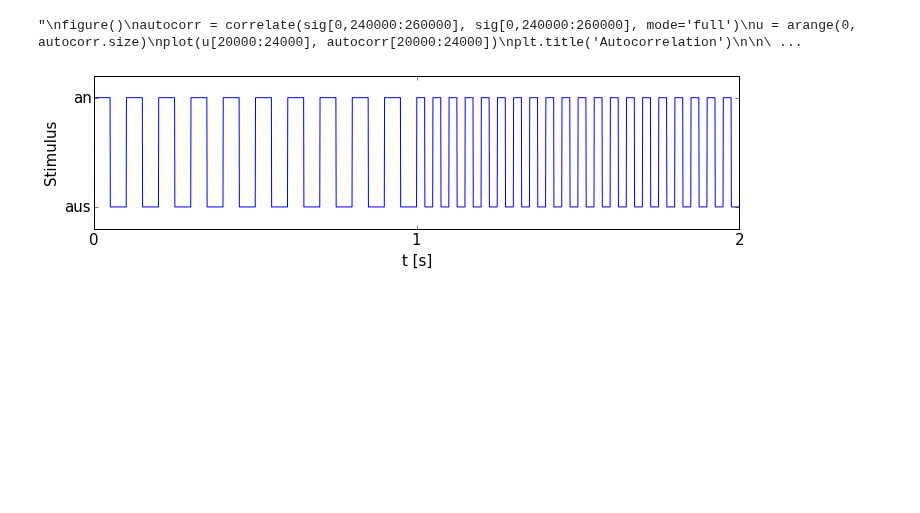
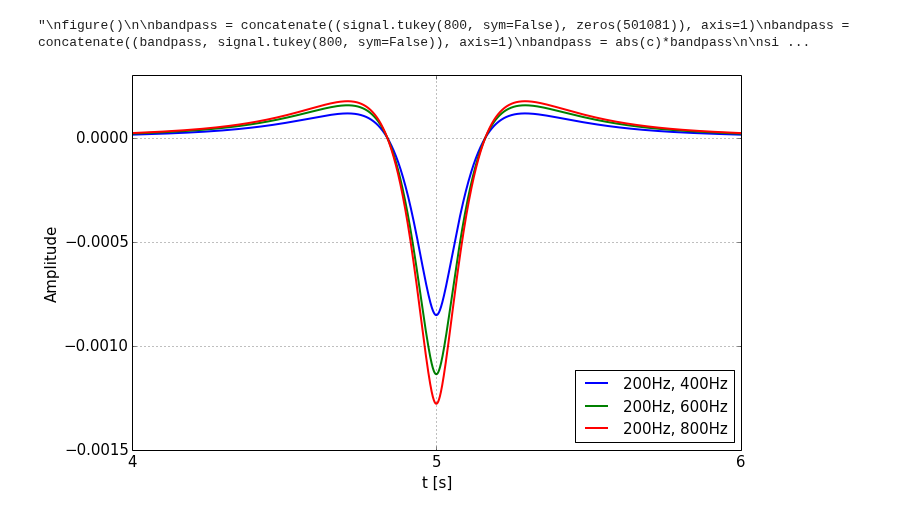
Before and after one commit to wachtlerlab/RWeiss, a Jupyter notebook: Rect-Window.ipynb, the cells around one changed output. Saved outputs shown, nothing was run; the diff lists cells and outputs as text; code cells hidden in the pictures; blank space fills up the shorter version.

Commit message:
figure added

```diff
--- a/Rect-Window.ipynb
+++ b/Rect-Window.ipynb
@@ -13,18 +13,18 @@ def rectwindow(freq1, freq2, f_sample=10, width=1, sig=.1):    #f_sample in kHz
     f = f*window
     xaxis = linspace(0, 2*sig, f.size)
     #xaxis = arange(0, 2.*sig, 1./f.size)
-    figure(figsize=(10,3))
-    plot(xaxis, f)
-    plt.xlabel('t [s]', fontsize=15)
-    plt.ylabel('Stimulus', fontsize=15)
-    plt.xticks([0, 0.05, 0.1], [0,1,2], fontsize=15)
-    plt.yticks([-0.5, 0.5], ['aus', 'an'], fontsize=15)
-    plt.ylim(-.7,.7)
-    plt.xlim(0,0.1)
-    plt.tight_layout()
+    #figure(figsize=(10,3))
+    #plot(xaxis, f)
+    #plt.xlabel('t [s]', fontsize=15)
+    #plt.ylabel('Stimulus', fontsize=15)
+    #plt.xticks([0, 0.05, 0.1], [0,1,2], fontsize=15)
+    #plt.yticks([-0.5, 0.5], ['aus', 'an'], fontsize=15)
+    #plt.ylim(-.7,.7)
+    #plt.xlim(0,0.1)
+    #plt.tight_layout()
     #plt.savefig("/Users/robinweiss/Documents/RWeiss/figures/signalsim.pdf")
     #figure(figsize=(10,2))
-    FTdata = fft.fft(f)/f.size
+    FTdata = fft.fft(f)#/f.size
     FT = FTdata[:(FTdata.size/2)]
     faxis = fft.fftfreq(f.size, (1./f_sample))
     faxis = faxis[:(faxis.size/2)]
@@ -43,17 +43,16 @@ def rectwindow(freq1, freq2, f_sample=10, width=1, sig=.1):    #f_sample in kHz
     #figure()
     #plt.psd(f, f.size/2, f_sample)
     #plt.xlim(0, 800)
-    return FTdata, xaxis, faxis;
+    return FTdata, xaxis, faxis, integral;
 
 '''
 rectwindow(128, 128, 16.384, 10, 5.) #2er-Potenzen mit 1Hz pro bin
 rectwindow(128, 512, 16.384, 10, 5.)
-'''
+
+
 rectwindow(200, 400, 24, 1., .05)
 #rectwindow(300, 400, 24, 10., 5.)
 
-
-'''
 
 integrals200 = []
 integrals400 = []
@@ -77,6 +76,8 @@ for i in freqs:
     x = rectwindow(800,i,168,1.,3.)
     integrals800.append(x[3])
 
+print integrals200
+
 
 
 x = arange(7)
@@ -94,18 +95,18 @@ plt.ylabel('Amplitude', fontsize=15)
 plt.legend(loc='best', fontsize=15)
 plt.tight_layout()
 #plt.savefig("/Users/robinweiss/Documents/RWeiss/figures/integrals.pdf")
+
 '''
 
 
 
-'''
 # Was passiert bei der iFFT? Mit lowpass und bandpass
 # oben in der Funktion Normierung auskommentieren!! wegen Rücktransformation: Asymmetrie siehe fft doc
 
 
-FT1, t, f = rectwindow(200,400,24.,1.,5.)
-FT2, t, f = rectwindow(200,600,24.,1.,5.)
-FT3, t, f = rectwindow(200,800,24.,1.,5.)
+FT1, t, f, i= rectwindow(200,400,24.,1.,5.)
+FT2, t, f, i = rectwindow(200,600,24.,1.,5.)
+FT3, t, f, i = rectwindow(200,800,24.,1.,5.)
 x = arange(0,.12,.001)
 y = .005*(((x**3)/(.005**4))*exp(-x/.005)-((x**3)/(.01**4))*exp(-x/.01))
 Y = abs(fft.fft(y, 1000)/21.6)[:300]
@@ -128,7 +129,7 @@ plt.tight_layout()
 '''
 
 
-'''
+
 #lowpass = zeros((1,504000))
 #lowpass[0,0:680] = c[0:680]
 #lowpass[0,502000:] = c[502000:]
@@ -150,34 +151,34 @@ bandpass = abs(c)*bandpass
 
 sig = fft.ifft(bandpass*c.shape)
 figure()
 plot(x, real(sig))
 plt.title('bandpass-iFFT  Flicker 200->700Hz')
 plt.xlabel('t in s')
 plt.xlim(5,7)
 #plt.ylim(-0.005, 0.005)
-'''
 
-'''
+
+
 figure()
 autocorr = correlate(sig[0,240000:260000], sig[0,240000:260000], mode='full')
 u = arange(0, autocorr.size)
 plot(u[20000:24000], autocorr[20000:24000])
 plt.title('Autocorrelation')
 
 
 figure()
 plot(f[:1500], abs(a[:1500]), label=('200Hz'))
 plt.title('200Hz FFT')
 figure()
 #plot(f[:500], abs(b[:500]), label=('700Hz'))
 plot(f[:500], real(c[:500]), label=('real'))
 plot(f[:500], imag(c[:500]), label=('imag'))
 plot(f[:500], abs(c[:500]), label=('abs'))
 pylab.legend(loc='upper right')
 plt.title('FFT-Spektren im niedrigen Frequenzbereich')
 plt.xlabel('Frequenz in Hz')
 plt.ylabel('Amplitude')
 '''
 # %% [output]
-"\nfigure()\nautocorr = correlate(sig[0,240000:260000], sig[0,240000:260000], mode='full')\nu = arange(0, autocorr.size)\nplot(u[20000:24000], autocorr[20000:24000])\nplt.title('Autocorrelation')\n\n\ ...
+"\nfigure()\n\nbandpass = concatenate((signal.tukey(800, sym=False), zeros(501081)), axis=1)\nbandpass = concatenate((bandpass, signal.tukey(800, sym=False)), axis=1)\nbandpass = abs(c)*bandpass\n\nsi ...
-[figure, old version]
+[figure, new version]
```
Also changed, not shown: 3 other files.
